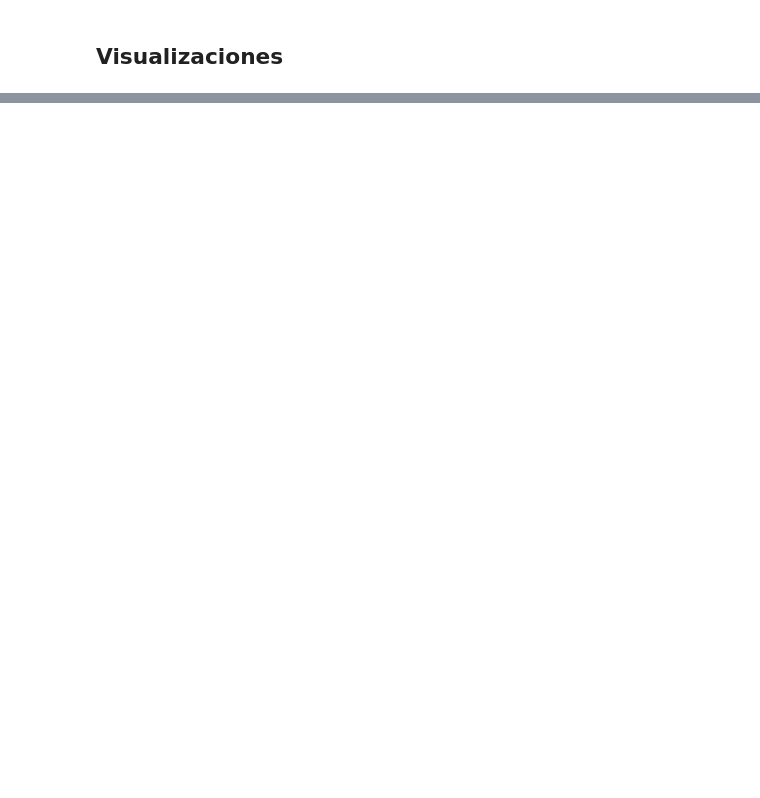
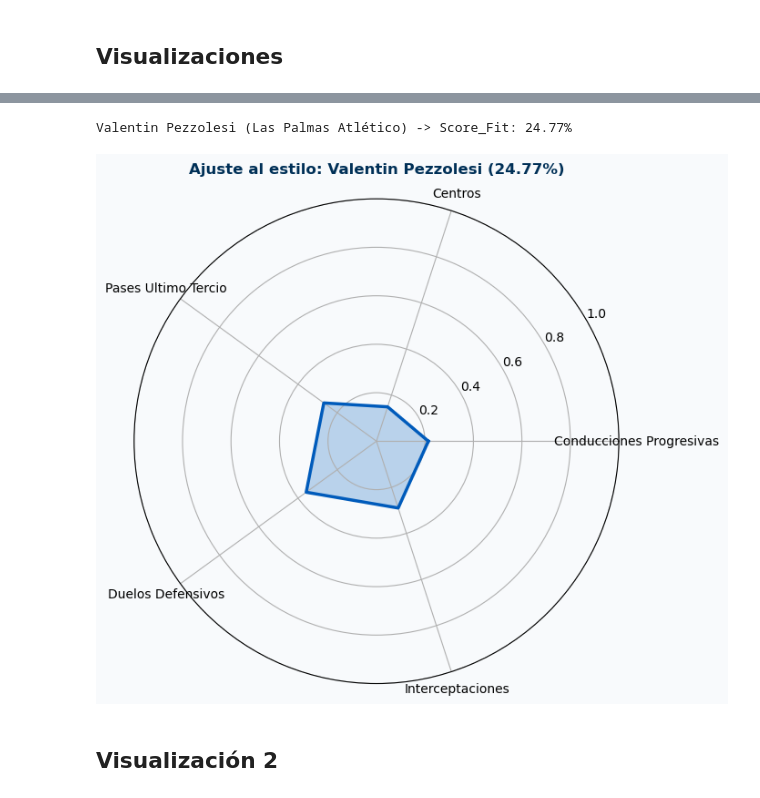
Before and after one commit to alsuaarez/TFM, a Jupyter notebook: src/scouting/comparador.ipynb, the cells around one changed output, grey strips where cells are left out. Cells and saved outputs as stored; diff of their text form; code cells hidden in the pictures; blank space fills up the shorter version.

```diff
--- a/src/scouting/comparador.ipynb
+++ b/src/scouting/comparador.ipynb
@@ -7,15 +7,15 @@ import pandas as pd
 import numpy as np
 import matplotlib.pyplot as plt
 import seaborn as sns
+import re
 from pathlib import Path
 from math import pi
+from sklearn.metrics.pairwise import cosine_similarity
+from sklearn.preprocessing import StandardScaler
 import ipywidgets as widgets
 from IPython.display import display, clear_output
 import warnings
 warnings.filterwarnings('ignore')
-
-# Configuración visual premium
-plt.style.use('dark_background')
 # %% [markdown]
 ## Carga de datos y variables
 # %%
@@ -315,0 +320,14 @@ VBox(children=(HBox(children=(Dropdown(description='Liga:', options=('Todas', '
+# %%
+if not resultado_busqueda.empty:
+    jugador_objetivo = resultado_busqueda.iloc[0]
+    ajuste = calcular_ajuste_estilo(jugador_objetivo)
+    if ajuste:
+        print(f"{jugador_objetivo['Jugador']} ({jugador_objetivo['Equipo']}) -> Score_Fit: {ajuste['score']}%")
+        graficar_radar_estilo(jugador_objetivo, ajuste)
+else:
+    print("Busca primero un jugador en la sección de Motor de búsqueda.")
+# %% [output]
+Valentin Pezzolesi (Las Palmas Atlético) -> Score_Fit: 24.77%
+[figure, added]
+# %% [markdown]
+## Visualización 2
```
Also changed, not shown: parts of 9 cells of this notebook.
